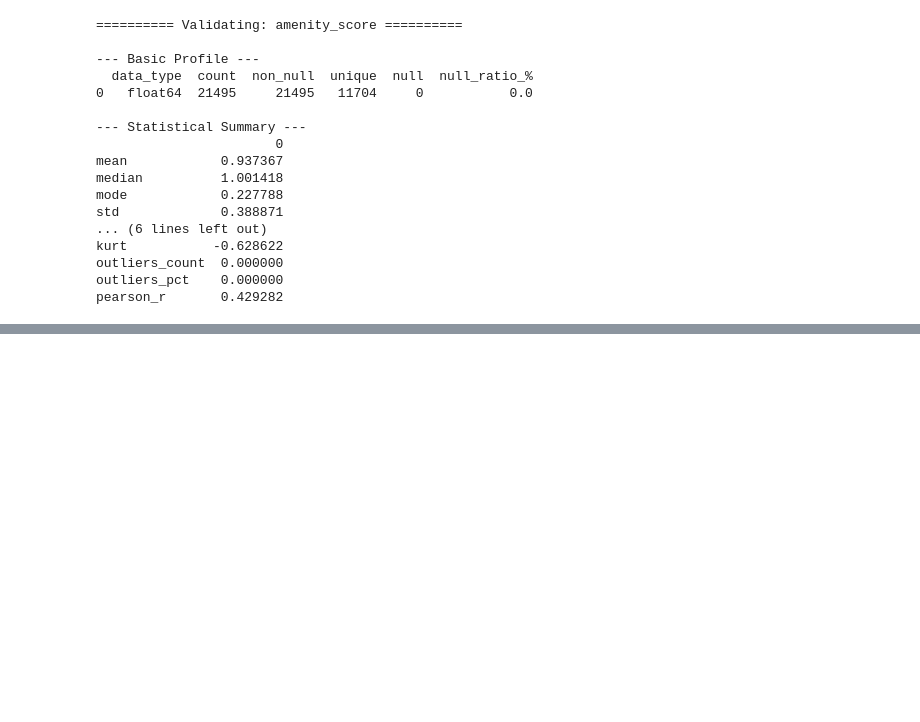
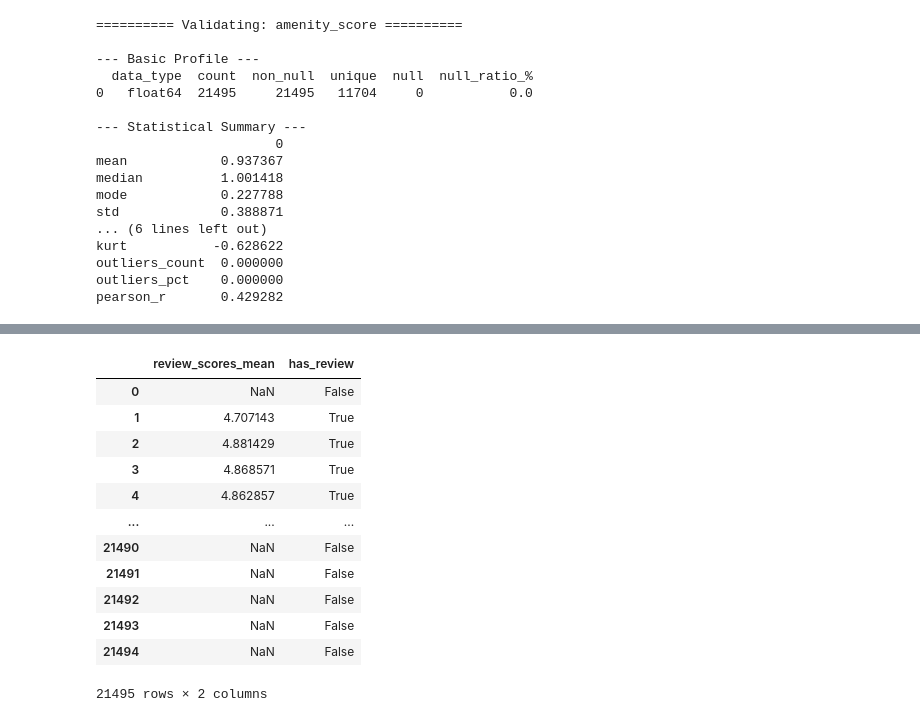
Before and after one commit to josue-rdgzcb/airbnb-price-prediction-cdmx, a Jupyter notebook: notebooks/02_feature_engineering.ipynb, the cells around one changed output, grey strips where cells are left out. Saved outputs shown, nothing was run; the diff lists cells and outputs as text; code cells hidden in the pictures; blank space fills up the shorter version.

```diff
--- a/notebooks/02_feature_engineering.ipynb
+++ b/notebooks/02_feature_engineering.ipynb
@@ -363,0 +711,26 @@ pearson_r       0.429282
+# %%
+# Import the function to add review features
+from src.features.reviews import add_review_scores_mean
+from src.features.reviews import add_has_review
+
+# Apply the function to df_features to add the new columns
+df_features = add_review_scores_mean(df_features)
+df_features = add_has_review(df_features)
+
+# Display the first rows of review features
+review_features = ['review_scores_mean', 'has_review']
+df_features[review_features]
+# %% [output]
+|  | review_scores_mean | has_review |
+| 0 | NaN | False |
+| 1 | 4.707143 | True |
+| 2 | 4.881429 | True |
+| 3 | 4.868571 | True |
+| 4 | 4.862857 | True |
+| ... | ... | ... |
+| 21490 | NaN | False |
+| 21491 | NaN | False |
+| 21492 | NaN | False |
+| 21493 | NaN | False |
+| 21494 | NaN | False |
+21495 rows × 2 columns
```
Also changed, not shown: parts of 43 cells of this notebook.
